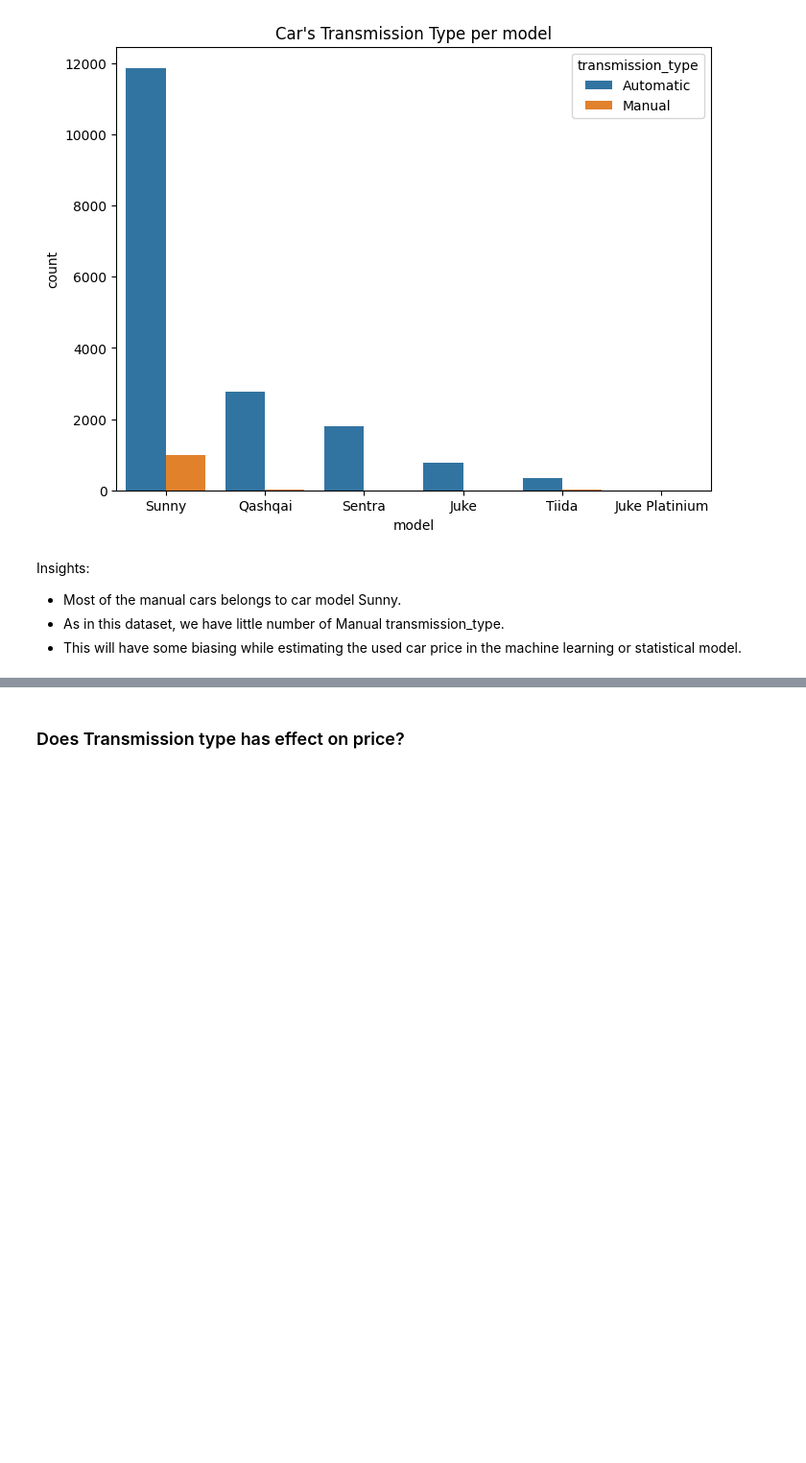
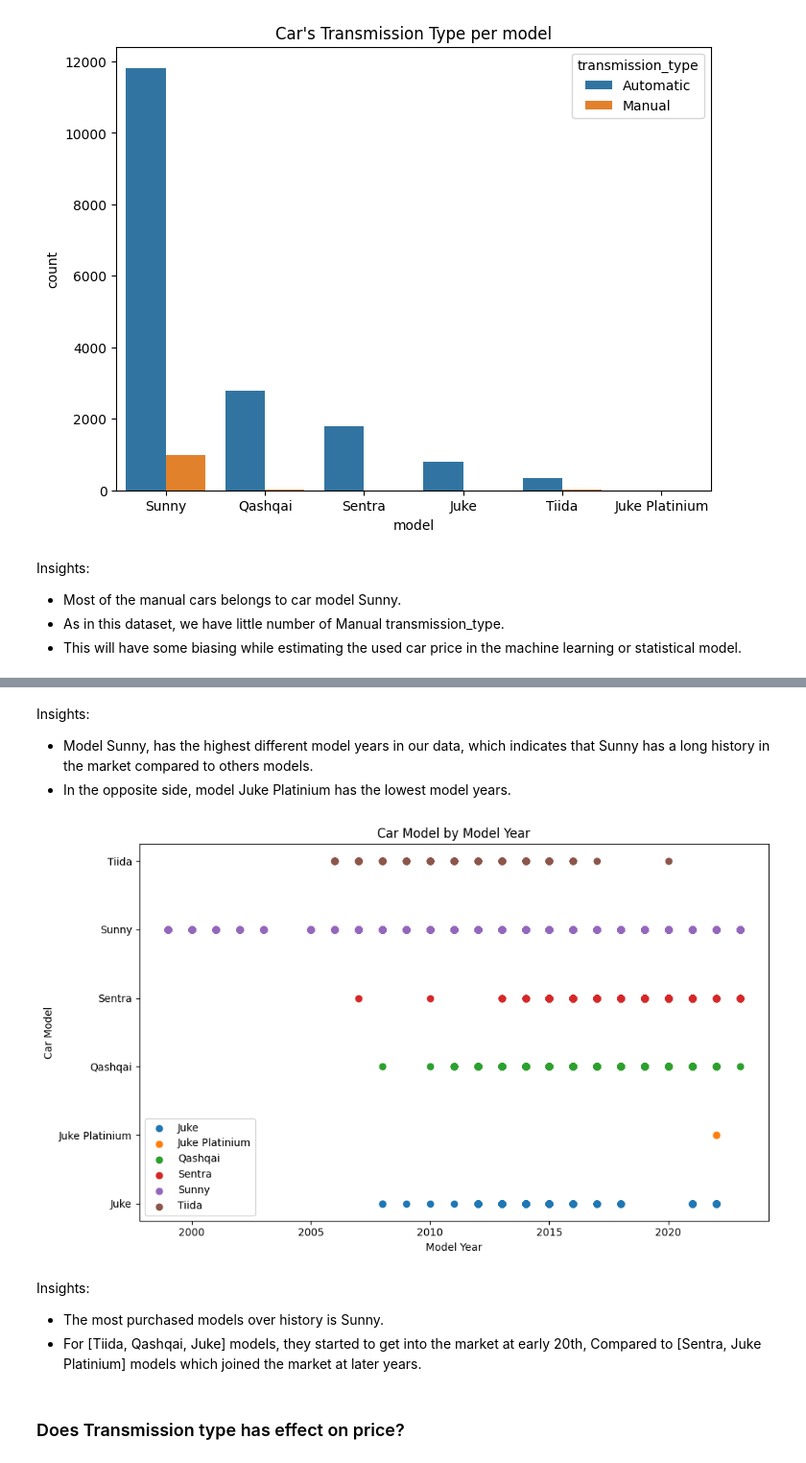
Before and after one commit to AhmedYousriSobhi/used_cars_price_estimation, a Jupyter notebook: nb_workspace/data_eda.ipynb, the cells around one changed output, grey strips where cells are left out. Shown at 96% size. Drawn from its saved outputs; the diff is of its cells as text; code cells hidden in the pictures; blank space fills up the shorter version.

```diff
--- a/nb_workspace/data_eda.ipynb
+++ b/nb_workspace/data_eda.ipynb
@@ -261,3 +274,36 @@ Insights:
+# %% [markdown]
+Insights:
+- Model Sunny, has the highest different model years in our data, which indicates that Sunny has a long history in the market compared to others models.
+- In the opposite side, model Juke Platinium has the lowest model years.
+# %%
+# Group the dataset by car model
+grouped_data = df.groupby('model')
+
+# Create a single plot
+fig, ax = plt.subplots(figsize=(10, 6))
+
+# Plot line plots for each car model
+for model, group in grouped_data:
+    ax.scatter(group['model_year'], [model] * len(group), label=model)
+
+# Set y-axis label
+ax.set_ylabel('Car Model')
+# Set x-axis label
+ax.set_xlabel('Model Year')
+# Set plot title
+ax.set_title('Car Model by Model Year')
+# Display a legend
+ax.legend()
+# Adjust the layout
+plt.tight_layout()
+# Display the plot
+plt.show()
+# %% [output]
+[figure, added]
+# %% [markdown]
+Insights:
+- The most purchased models over history is Sunny.
+- For [Tiida, Qashqai, Juke] models, they started to get into the market at early 20th, Compared to [Sentra, Juke Platinium] models which joined the market at later years.
 # %% [markdown]
 ### Does Transmission type has effect on price?
 # %%
```
Also changed, not shown: parts of 29 cells of this notebook, 4 other files.
